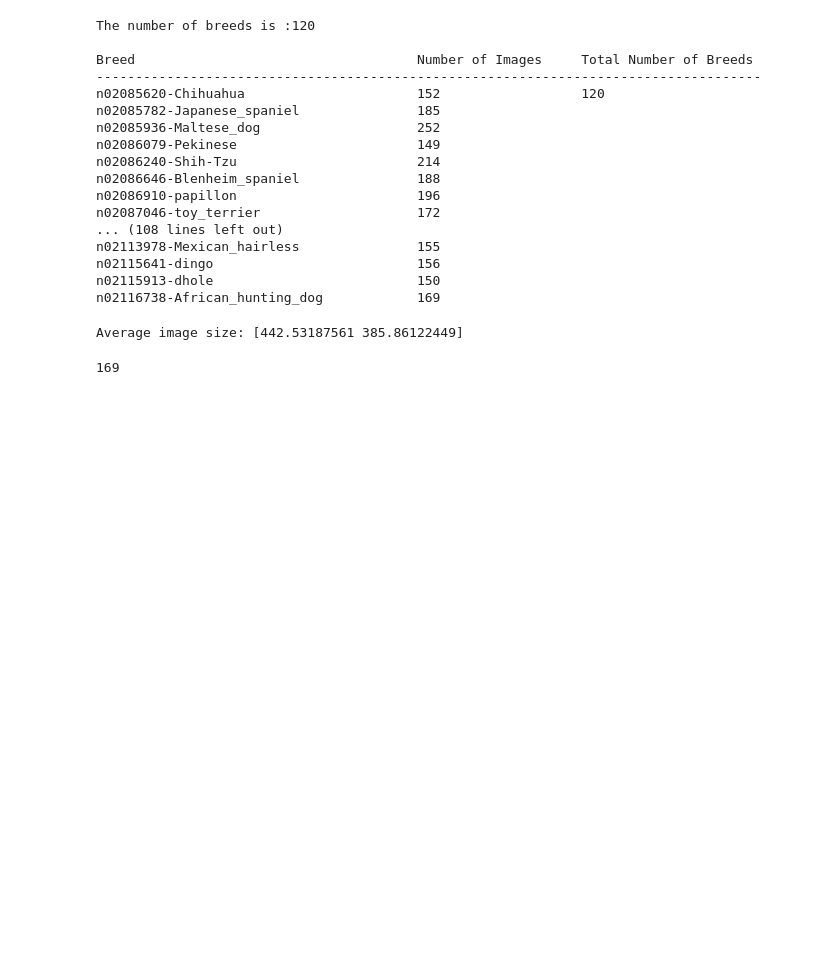
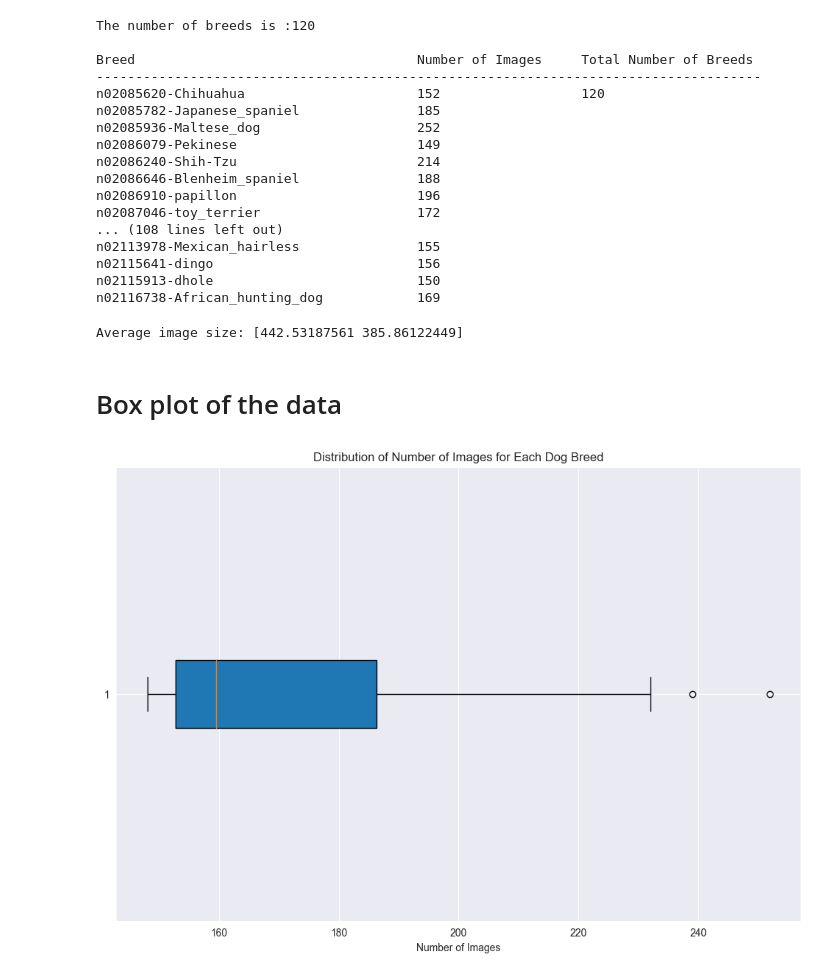
Before and after one commit to dangkhoi3107/Dog_Breeds_Classification, a Jupyter notebook: notebooks/exploration/Data_Exploration_1.ipynb, the cells around one changed output. Cells and saved outputs as stored; diff of their text form; code cells hidden in the pictures; blank space fills up the shorter version.

Commit message:
Finish data exploration with 1st dataset

```diff
--- a/notebooks/exploration/Data_Exploration_1.ipynb
+++ b/notebooks/exploration/Data_Exploration_1.ipynb
@@ -177,7 +177,16 @@ img_size = np.array(list_image_sizes)
 print(f'Average image size: {img_size.mean(axis=0)}')
 # %% [output]
 Average image size: [442.53187561 385.86122449]
+# %% [markdown]
+# Box plot of the data
 # %%
-print(len(os.listdir(folder_path)))
+image_counts = list(dic_breed_count.values())
+
+# box plot
+plt.figure(figsize=(12, 8))
+plt.boxplot(image_counts, vert=False, patch_artist=True)
+plt.xlabel('Number of Images')
+plt.title('Distribution of Number of Images for Each Dog Breed')
+plt.show()
 # %% [output]
-169
+[figure, added]
```
Also changed, not shown: parts of 17 cells of this notebook, 3 other files.
